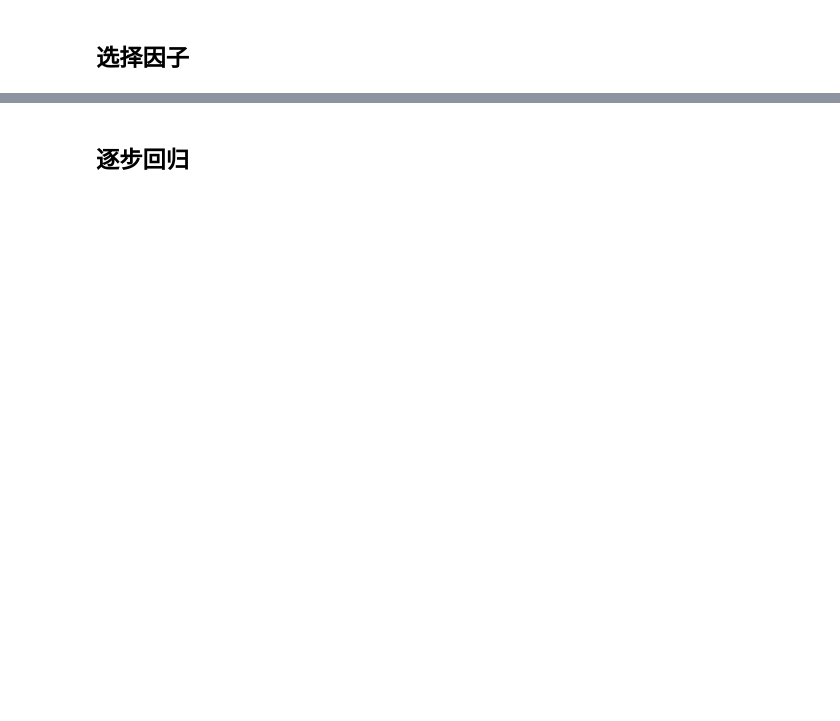
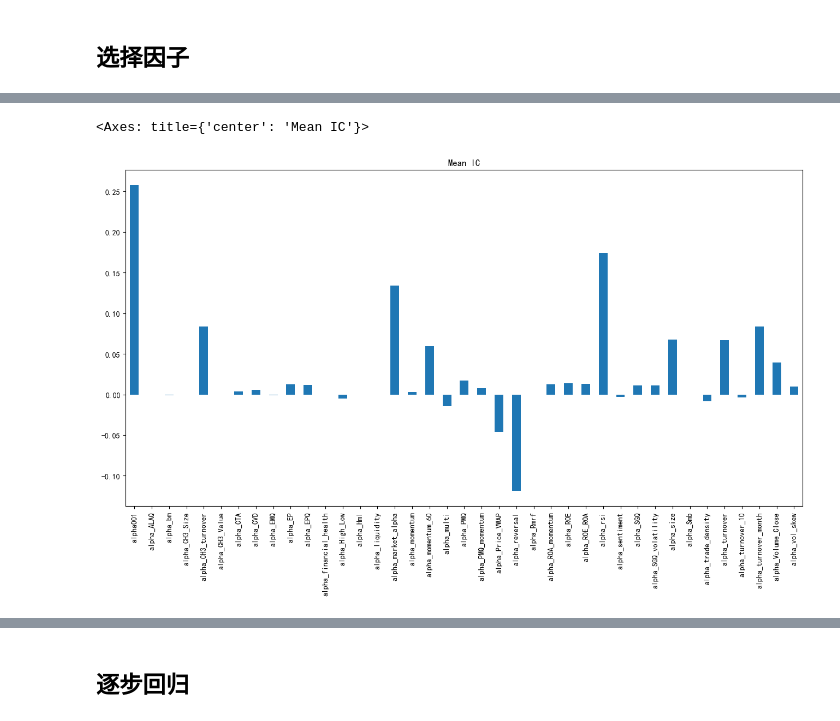
Before and after one commit to qiye3/Factors, a Jupyter notebook: regression.ipynb, the cells around one changed output, grey strips where cells are left out. Saved outputs shown, nothing was run; the diff lists cells and outputs as text; code cells hidden in the pictures; blank space fills up the shorter version.

```diff
--- a/regression.ipynb
+++ b/regression.ipynb
@@ -386,7 +804,7 @@ Y = Y[(Y.index >= start_date) & (Y.index <= end_date)]
 X = df_all_pivot.drop(['rf', 'alpha_Fama_French', 'open', 'close', 'high', 'low', 'volume', 'amount', 'pctChg', 'cta', 'roe','vwap', 'pctChg',
        'turnover', 'benchmark_open', 'benchmark_close', 'benchmark_high',
        'benchmark_low', 'benchmark_vol', 'roe', 'roa', 'cvd', 'epq', 'emq',
-       'sgq', 'alaq', 'pmq', 'cta', 'size', 'rf', 'bm'], axis=1, level=0)
+       'sgq', 'alaq', 'pmq', 'cta', 'size', 'rf', 'bm', 'ep', 'alpha_CH3'], axis=1, level=0)
 
 X = X[(X.index >= start_date) & (X.index <= end_date)]
 
@@ -415,0 +945,10 @@ DatetimeIndex(['2011-05-03', '2011-05-04', '2011-05-05', '2011-05-06',
+# %%
+# 可视化 IC 时间序列
+
+plt.figure(figsize=(16, 8))
+
+# ic_results.plot(title="IC Time Series")
+mean_ic.plot(kind='bar', title="Mean IC")
+# %% [output]
+<Axes: title={'center': 'Mean IC'}>
+[figure, added]
```
Also changed, not shown: parts of 41 cells of this notebook, 25 other files.
